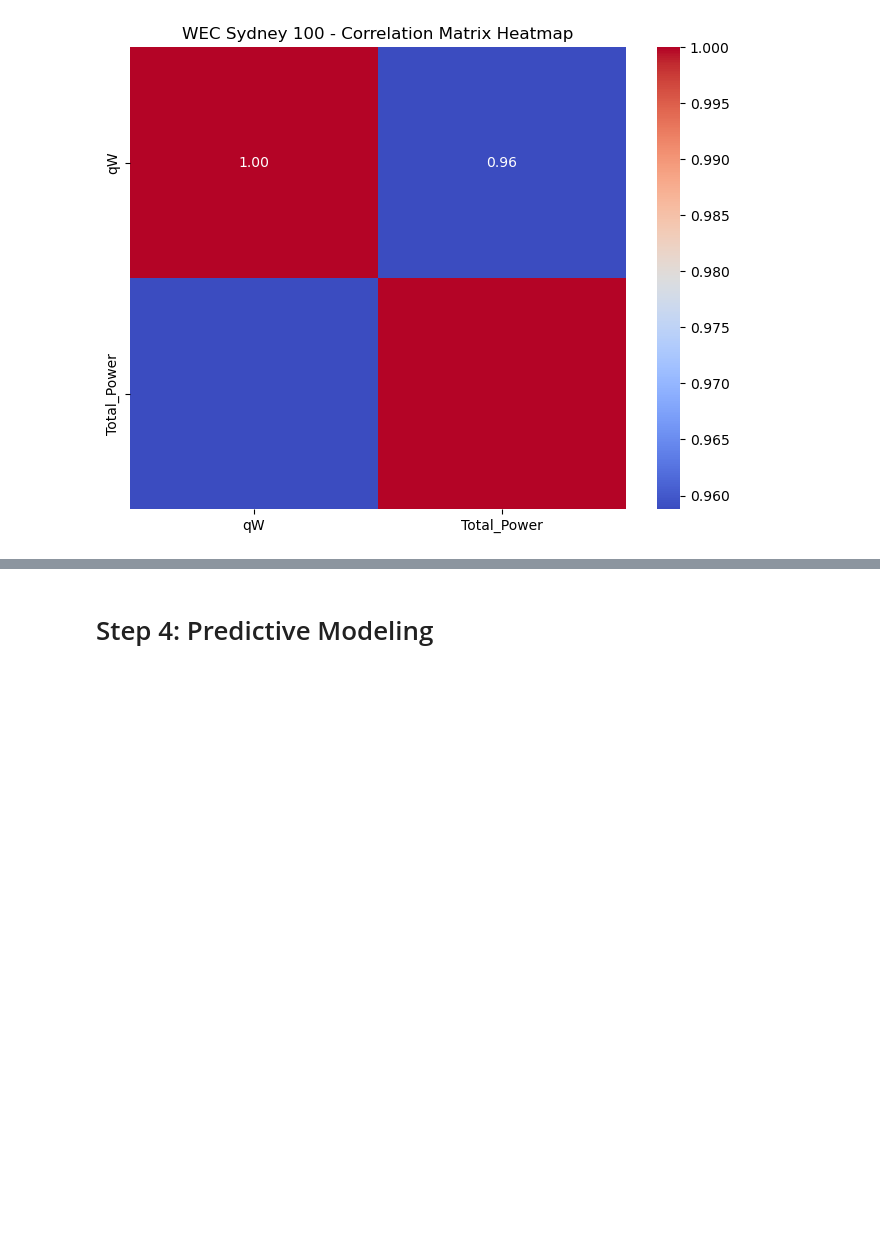
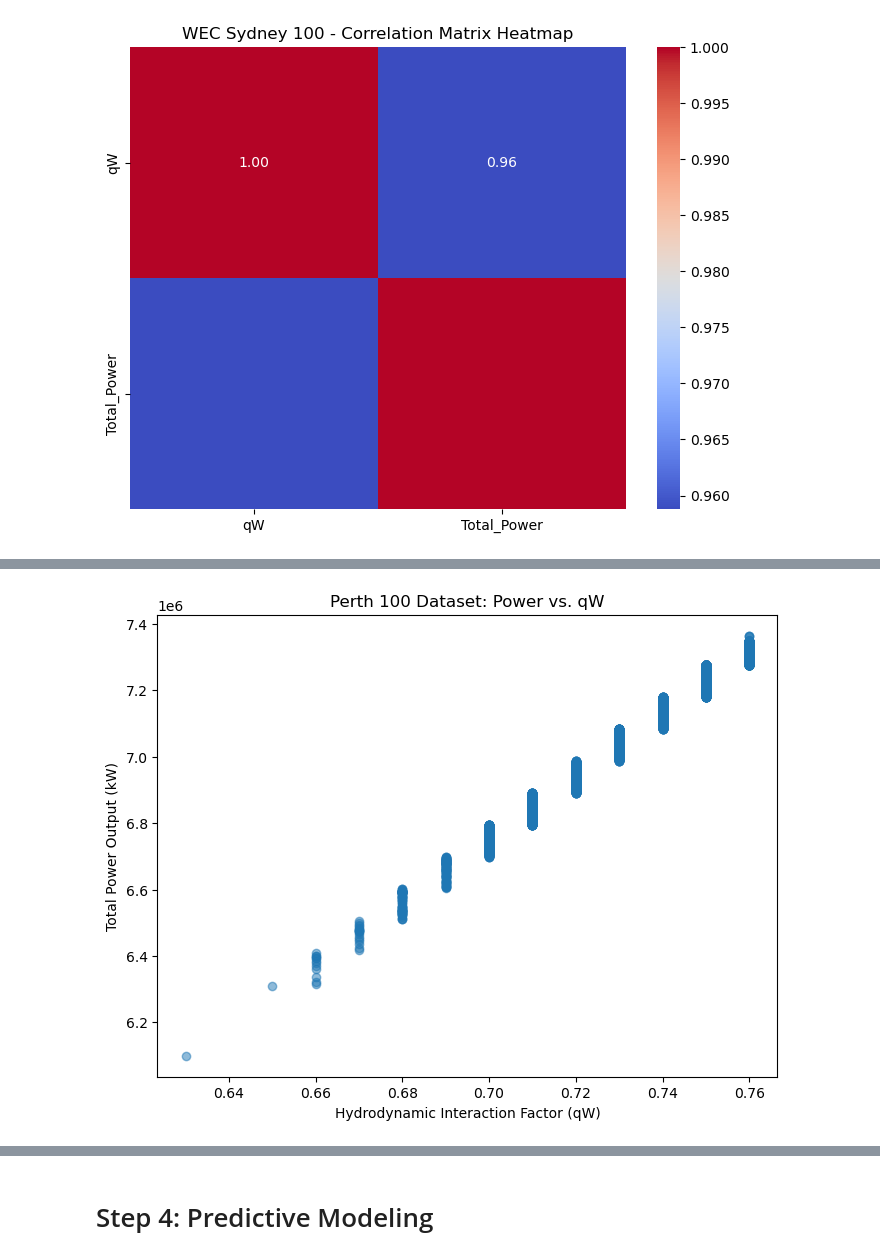
Before and after one commit to Kevinobote/WEC, a Jupyter notebook: WEC.ipynb, the cells around one changed output, grey strips where cells are left out. Cells and saved outputs as stored; diff of their text form; code cells hidden in the pictures; blank space fills up the shorter version.

```diff
--- a/WEC.ipynb
+++ b/WEC.ipynb
@@ -728,0 +797,4 @@ In the context of your datasets, even if you're not delving deeply into spatial
+# %%
+plot_scatter(perth_100, 'Perth 100 Dataset: Power vs. qW')
+# %% [output]
+[figure, added]
```
Also changed, not shown: parts of 24 cells of this notebook, 5 other files.
